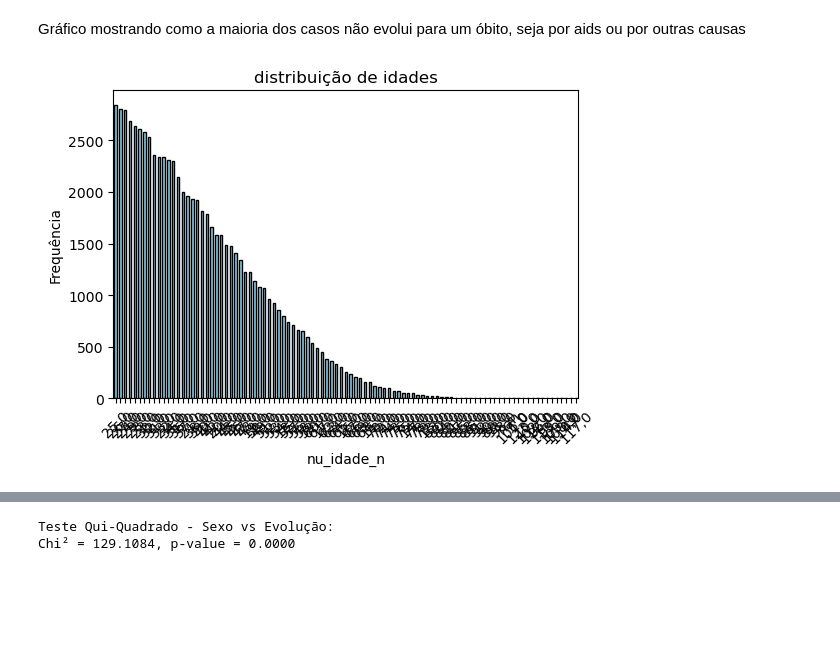
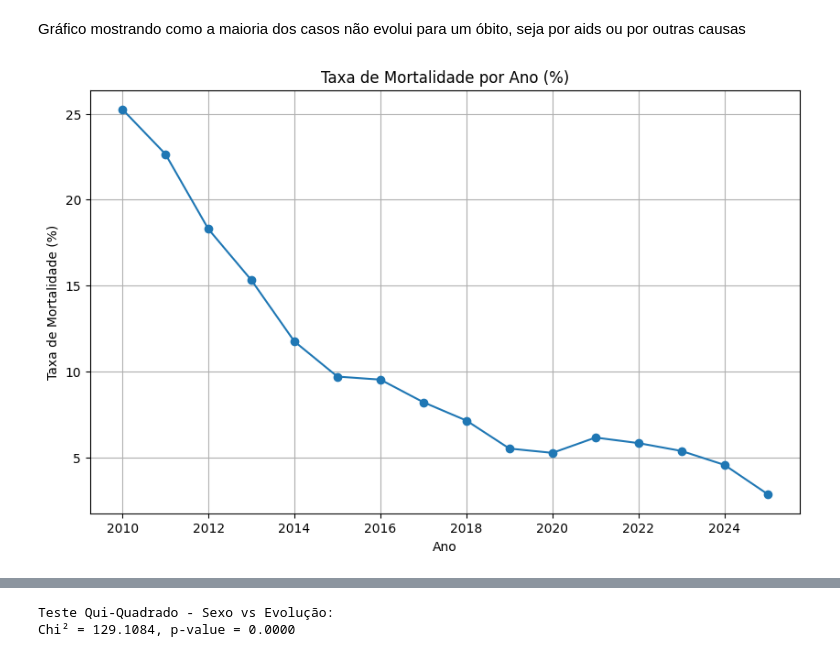
Before and after one commit to GRBadas/HandsONEntrega, a Jupyter notebook: HealthyData.ipynb, the cells around one changed output, grey strips where cells are left out. Saved outputs shown, nothing was run; the diff lists cells and outputs as text; code cells hidden in the pictures; blank space fills up the shorter version.

```diff
--- a/HealthyData.ipynb
+++ b/HealthyData.ipynb
@@ -288,6 +312,16 @@ plot_bar("evolucao", "Evolução dos Casos")
 # %% [markdown]
 Gráfico mostrando como a maioria dos casos não evolui para um óbito, seja por aids ou por outras causas
-# %%
-plot_bar("nu_idade_n", "distribuição de idades")
-# %% [output]
-[figure, removed]
+# %%
+# Taxa de mortalidade por ano
+obitos_por_ano = df[df['evolucao'].str.contains('Óbito', na=False)]['nu_ano'].value_counts().sort_index()
+taxa_mortalidade = (obitos_por_ano / casos_por_ano * 100).dropna()
+
+plt.figure(figsize=(10, 6))
+taxa_mortalidade.plot(kind='line', marker='o')
+plt.title('Taxa de Mortalidade por Ano (%)')
+plt.xlabel('Ano')
+plt.ylabel('Taxa de Mortalidade (%)')
+plt.grid(True)
+plt.show()
+# %% [output]
+[figure, added]
```
Also changed, not shown: parts of 20 cells of this notebook.
